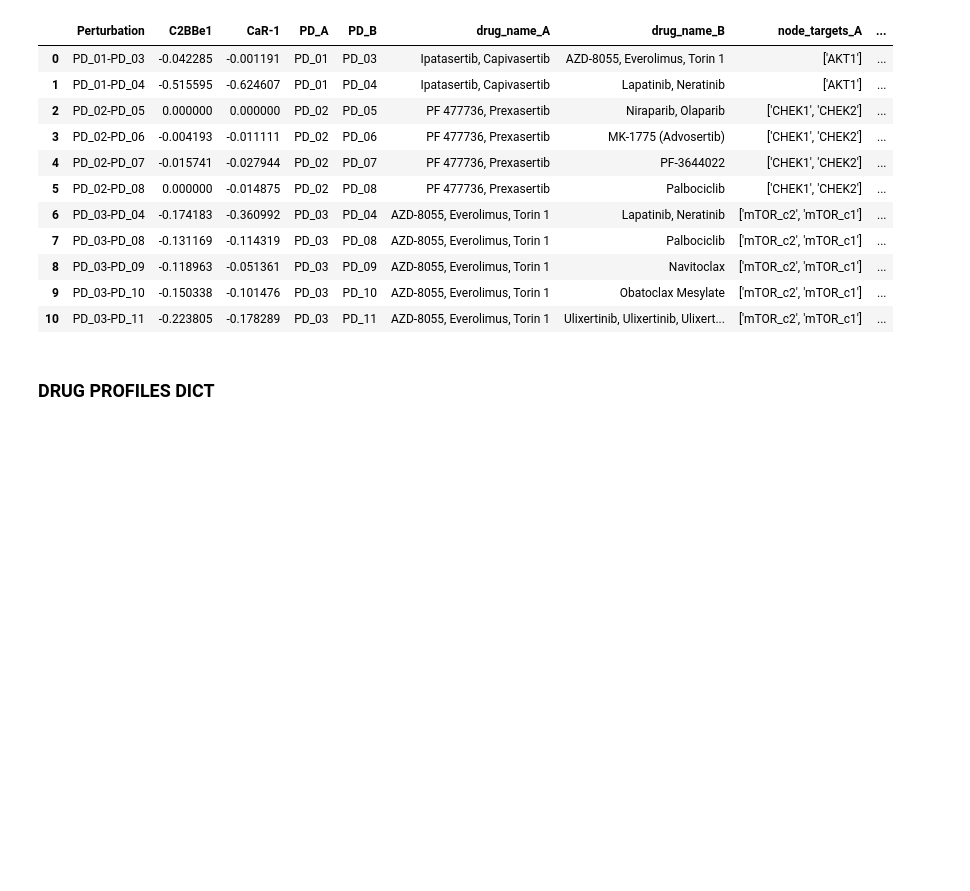
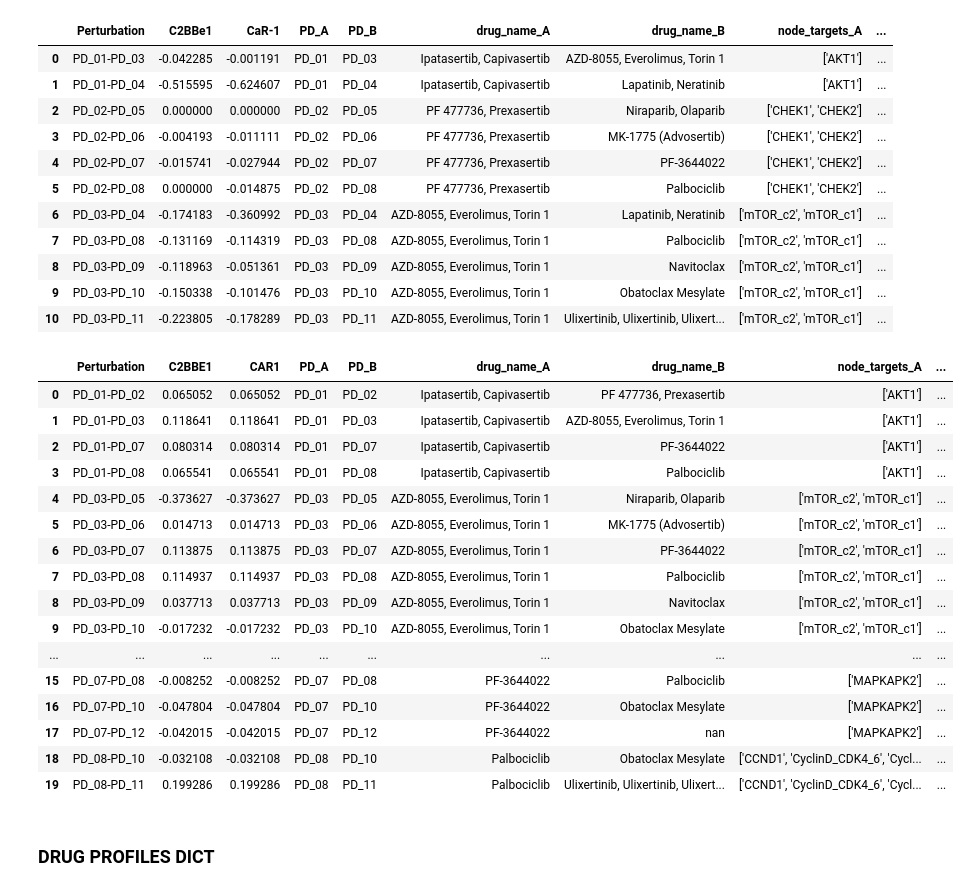
Before and after one commit to ViviamSB/SYNCO, a Jupyter notebook: notebook_tests.ipynb, the cells around one changed output. Saved outputs shown, nothing was run; the diff lists cells and outputs as text; code cells hidden in the pictures; blank space fills up the shorter version.

```diff
--- a/notebook_tests.ipynb
+++ b/notebook_tests.ipynb
@@ -91,7 +91,7 @@ import utils
 import data.loader
 importlib.reload(utils)
 importlib.reload(data.loader)
-from data.loader import InsilicoDataLoader
+from data.loader import DataLoader
 
 # TEST with BooLEVARD pipeline with corrected cell line matching:
 print("=== Testing BooLEVARD Pipeline ===")
@@ -102,7 +102,7 @@ analysis_folder = "test2"
 cell_lines = None
 run_date = None
 
-test_BooLEVARD = InsilicoDataLoader(
+test_BooLEVARD = DataLoader(
     base_path=base_path,
     cell_info_path=cell_info_path,
     cell_lines=cell_lines,
@@ -236,3 +264,23 @@ synergy_results
+# %%
+synergy_results
+# %% [output]
+|  | Perturbation | C2BBE1 | CAR1 | PD_A | PD_B | drug_name_A | drug_name_B | node_targets_A | ... |
+| 0 | PD_01-PD_02 | 0.065052 | 0.065052 | PD_01 | PD_02 | Ipatasertib, Capivasertib | PF 477736, Prexasertib | ['AKT1'] | ... |
+| 1 | PD_01-PD_03 | 0.118641 | 0.118641 | PD_01 | PD_03 | Ipatasertib, Capivasertib | AZD-8055, Everolimus, Torin 1 | ['AKT1'] | ... |
+| 2 | PD_01-PD_07 | 0.080314 | 0.080314 | PD_01 | PD_07 | Ipatasertib, Capivasertib | PF-3644022 | ['AKT1'] | ... |
+| 3 | PD_01-PD_08 | 0.065541 | 0.065541 | PD_01 | PD_08 | Ipatasertib, Capivasertib | Palbociclib | ['AKT1'] | ... |
+| 4 | PD_03-PD_05 | -0.373627 | -0.373627 | PD_03 | PD_05 | AZD-8055, Everolimus, Torin 1 | Niraparib, Olaparib | ['mTOR_c2', 'mTOR_c1'] | ... |
+| 5 | PD_03-PD_06 | 0.014713 | 0.014713 | PD_03 | PD_06 | AZD-8055, Everolimus, Torin 1 | MK-1775 (Advosertib) | ['mTOR_c2', 'mTOR_c1'] | ... |
+| 6 | PD_03-PD_07 | 0.113875 | 0.113875 | PD_03 | PD_07 | AZD-8055, Everolimus, Torin 1 | PF-3644022 | ['mTOR_c2', 'mTOR_c1'] | ... |
+| 7 | PD_03-PD_08 | 0.114937 | 0.114937 | PD_03 | PD_08 | AZD-8055, Everolimus, Torin 1 | Palbociclib | ['mTOR_c2', 'mTOR_c1'] | ... |
+| 8 | PD_03-PD_09 | 0.037713 | 0.037713 | PD_03 | PD_09 | AZD-8055, Everolimus, Torin 1 | Navitoclax | ['mTOR_c2', 'mTOR_c1'] | ... |
+| 9 | PD_03-PD_10 | -0.017232 | -0.017232 | PD_03 | PD_10 | AZD-8055, Everolimus, Torin 1 | Obatoclax Mesylate | ['mTOR_c2', 'mTOR_c1'] | ... |
+| ... | ... | ... | ... | ... | ... | ... | ... | ... | ... |
+| 15 | PD_07-PD_08 | -0.008252 | -0.008252 | PD_07 | PD_08 | PF-3644022 | Palbociclib | ['MAPKAPK2'] | ... |
+| 16 | PD_07-PD_10 | -0.047804 | -0.047804 | PD_07 | PD_10 | PF-3644022 | Obatoclax Mesylate | ['MAPKAPK2'] | ... |
+| 17 | PD_07-PD_12 | -0.042015 | -0.042015 | PD_07 | PD_12 | PF-3644022 | nan | ['MAPKAPK2'] | ... |
+| 18 | PD_08-PD_10 | -0.032108 | -0.032108 | PD_08 | PD_10 | Palbociclib | Obatoclax Mesylate | ['CCND1', 'CyclinD_CDK4_6', 'Cycl... | ... |
+| 19 | PD_08-PD_11 | 0.199286 | 0.199286 | PD_08 | PD_11 | Palbociclib | Ulixertinib, Ulixertinib, Ulixert... | ['CCND1', 'CyclinD_CDK4_6', 'Cycl... | ... |
 # %% [markdown]
 ### DRUG PROFILES DICT
 # %%
```
Also changed, not shown: parts of 17 cells of this notebook, 18 other files.
